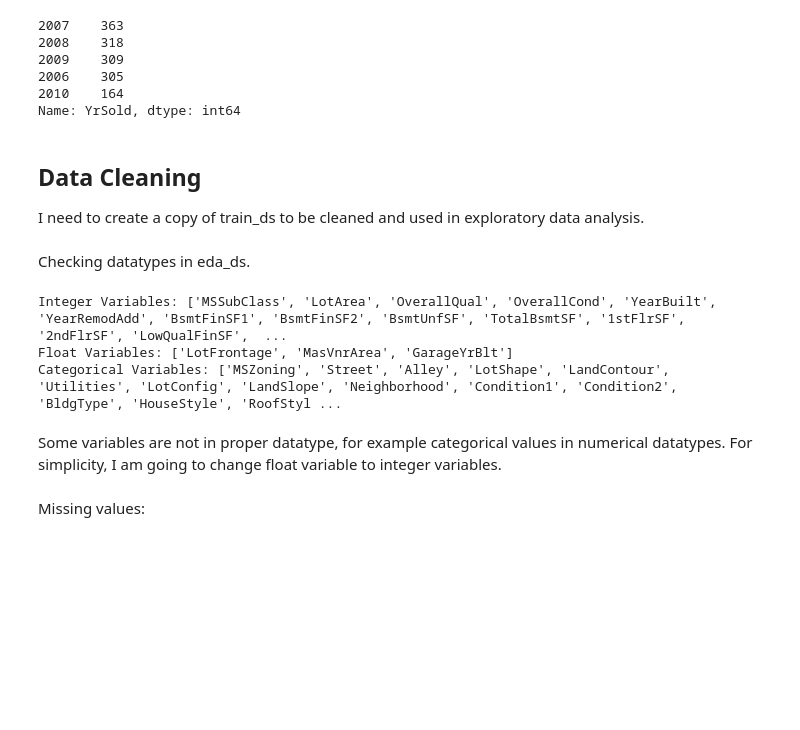
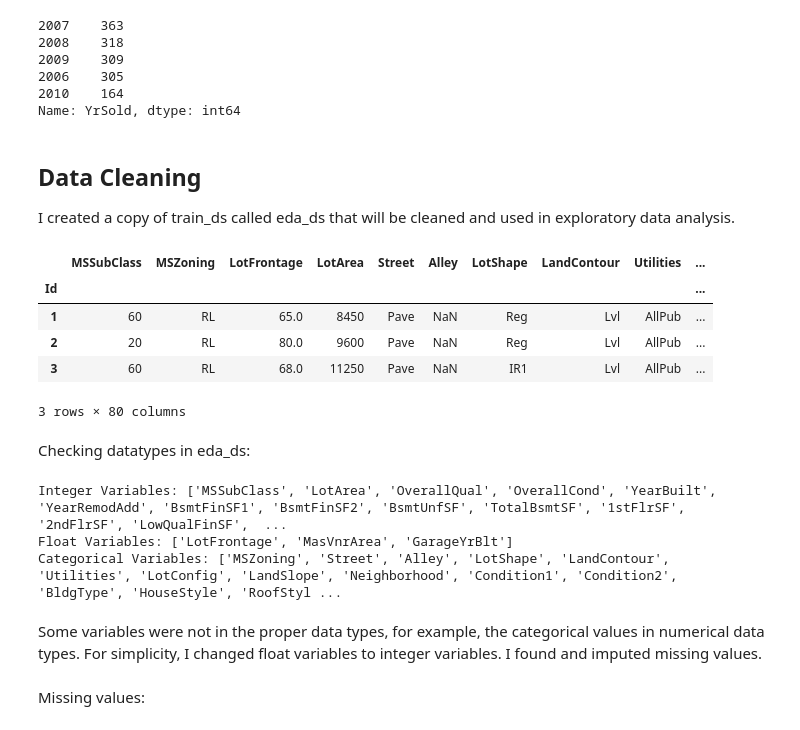
Before and after one commit to lmacakova/prices, a Jupyter notebook: house_price_prediction.ipynb, the cells around one changed output. Saved outputs shown, nothing was run; the diff lists cells and outputs as text; code cells hidden in the pictures; blank space fills up the shorter version.

```diff
--- a/house_prices.ipynb
+++ b/house_price_prediction.ipynb
@@ -132,11 +132,19 @@ Name: YrSold, dtype: int64
 Name: YrSold, dtype: int64
 # %% [markdown]
 ## Data Cleaning
-I need to create a copy of train_ds to be cleaned and used in exploratory data analysis.
+I created a copy of train_ds called eda_ds that will be cleaned and used in exploratory data analysis.
 # %%
 eda_ds=train_ds.copy()
+eda_ds.head(3)
+# %% [output]
+|  | MSSubClass | MSZoning | LotFrontage | LotArea | Street | Alley | LotShape | LandContour | Utilities | ... |
+| Id |  |  |  |  |  |  |  |  |  | ... |
+| 1 | 60 | RL | 65.0 | 8450 | Pave | NaN | Reg | Lvl | AllPub | ... |
+| 2 | 20 | RL | 80.0 | 9600 | Pave | NaN | Reg | Lvl | AllPub | ... |
+| 3 | 60 | RL | 68.0 | 11250 | Pave | NaN | IR1 | Lvl | AllPub | ... |
+3 rows × 80 columns
 # %% [markdown]
-Checking datatypes in eda_ds.
+Checking datatypes in eda_ds:
 # %%
 int_vars = eda_ds.select_dtypes(include=[int]).columns.tolist()
 float_vars = eda_ds.select_dtypes(include=[float]).columns.tolist()
@@ -150,7 +158,7 @@ Integer Variables: ['MSSubClass', 'LotArea', 'OverallQual', 'OverallCond', 'Year
 Float Variables: ['LotFrontage', 'MasVnrArea', 'GarageYrBlt']
 Categorical Variables: ['MSZoning', 'Street', 'Alley', 'LotShape', 'LandContour', 'Utilities', 'LotConfig', 'LandSlope', 'Neighborhood', 'Condition1', 'Condition2', 'BldgType', 'HouseStyle', 'RoofStyl ...
 # %% [markdown]
-Some variables are not in proper datatype, for example categorical values in numerical datatypes. For simplicity, I am going to change float variable to integer variables.
+Some variables were not in the proper data types, for example, the categorical values in numerical data types. For simplicity, I changed float variables to integer variables. I found and imputed missing values.
 # %% [markdown]
 Missing values:
 # %%
```
Also changed, not shown: parts of 22 cells of this notebook, 2 other files.
